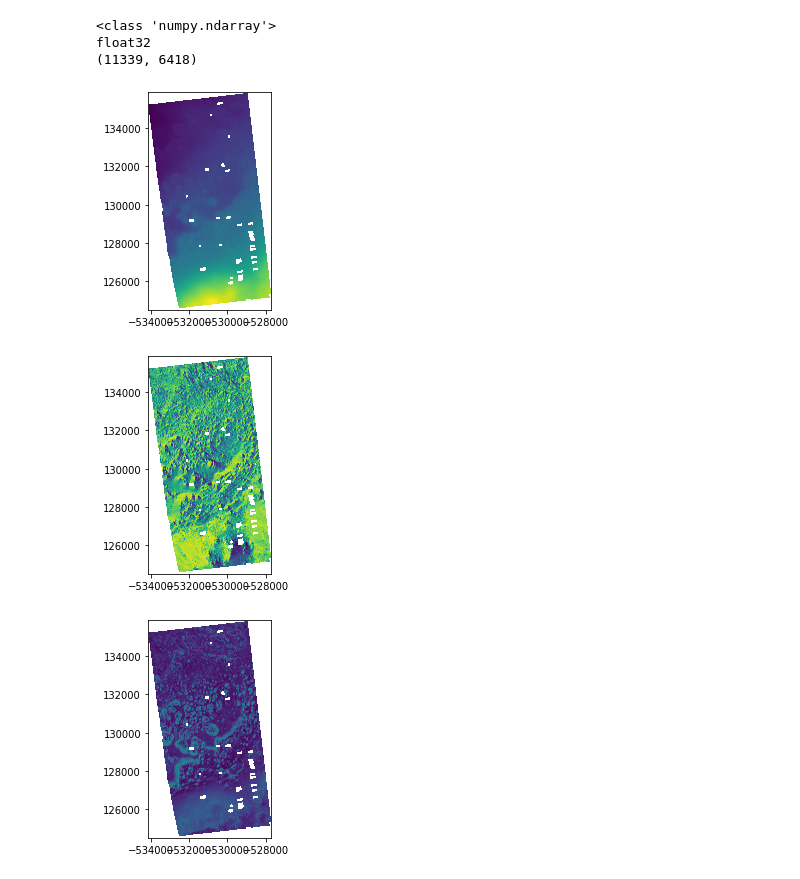
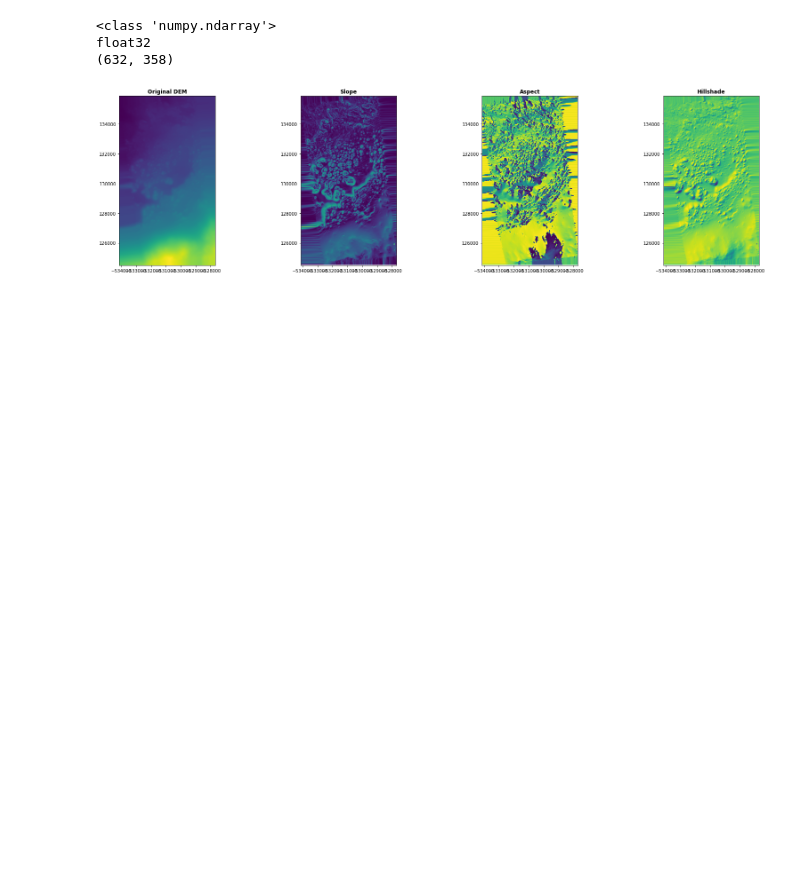
Before and after one commit to SalimFares4/Image-Segmentation, a Jupyter notebook: Code/Visualization/New_tif_creation.ipynb, the cells around one changed output. Drawn from its saved outputs; the diff is of its cells as text; code cells hidden in the pictures; blank space fills up the shorter version.

```diff
--- a/Code/Visualization/New_tif_creation.ipynb
+++ b/Code/Visualization/New_tif_creation.ipynb
@@ -1,47 +33,51 @@
 # %%
-from osgeo import gdal
-import numpy as np
-import rasterio
-
-dem_path = '/content/drive/My Drive/Image Segmentation/'
-
-aspect_path = dem_path + "aspect.tif"
-slope_path = dem_path + "slope.tif"
-file_path = dem_path + "Firsoff_HiRISE_5.tif-adj.tif"
-
-def calculate_slope(DEM):
+def calculate_slope(DEM, slope_path):
     gdal.DEMProcessing(slope_path, DEM, 'slope')
     with rasterio.open(slope_path) as dataset:
         slope=dataset.read(1)
     return slope
 
-def calculate_aspect(DEM):
+def calculate_aspect(DEM, aspect_path):
     gdal.DEMProcessing(aspect_path, DEM, 'aspect')
     with rasterio.open(aspect_path) as dataset:
         aspect=dataset.read(1)
     return aspect
-slope=calculate_slope(file_path)
-aspect=calculate_aspect(file_path)
 
-print(type(slope))
-print(slope.dtype)
-print(slope.shape)
+def calculate_hillshade(DEM, hill_shade_path):
+    gdal.DEMProcessing(hill_shade_path, DEM, 'hillshade')
+    with rasterio.open(hill_shade_path) as dataset:
+        hillshade=dataset.read(1)
+    return hillshade
-# %% [output]
-<class 'numpy.ndarray'>
-float32
-(11339, 6418)
+# %%
+slope=calculate_slope(DEM=low_res_dem_filled_smoothed_3, slope_path=slope_low_res_dem_filled_smoothed_3)
+aspect=calculate_aspect(DEM=low_res_dem_filled_smoothed_3, aspect_path=aspect_low_res_dem_filled_smoothed_3)
+hillshade=calculate_hillshade(DEM=low_res_dem_filled_smoothed_3, hill_shade_path=hill_shade_low_res_dem_filled_smoothed_3)
+
+print(type(slope))
+print(slope.dtype)
+print(slope.shape)
+# %% [output]
+<class 'numpy.ndarray'>
+float32
+(632, 358)
 # %%
 import rasterio.plot
+import matplotlib
+from matplotlib import pyplot
 
-with rasterio.open(file_path) as dem:
-  rasterio.plot.show(dem)
+fig, (ax_original, ax_slope, ax_aspect, ax_hillshade) = pyplot.subplots(1,4, figsize=(28,7))
 
-with rasterio.open(aspect_path) as aspect:
-  rasterio.plot.show(aspect)
+with rasterio.open(low_res_dem_filled_smoothed_3) as dem:
+  rasterio.plot.show(dem, ax=ax_original, title='Original DEM')
 
-with rasterio.open(slope_path) as slope:
-  rasterio.plot.show(slope)
+with rasterio.open(aspect_low_res_dem_filled_smoothed_3) as aspect:
+  rasterio.plot.show(aspect, ax=ax_aspect, title='Aspect')
+
+with rasterio.open(slope_low_res_dem_filled_smoothed_3) as slope:
+  rasterio.plot.show(slope, ax=ax_slope, title='Slope')
+
+  with rasterio.open(hill_shade_low_res_dem_filled_smoothed_3) as hill:
+    rasterio.plot.show(hill, ax=ax_hillshade, title='Hillshade')
+fig.savefig(dem_path+"Features_Extracted_From_Smoothed_3.png")
 # %% [output]
-[figure, old version]
+[figure, new version]
-[figure, removed]
-[figure, removed]
```
Also changed, not shown: parts of 3 cells of this notebook.
